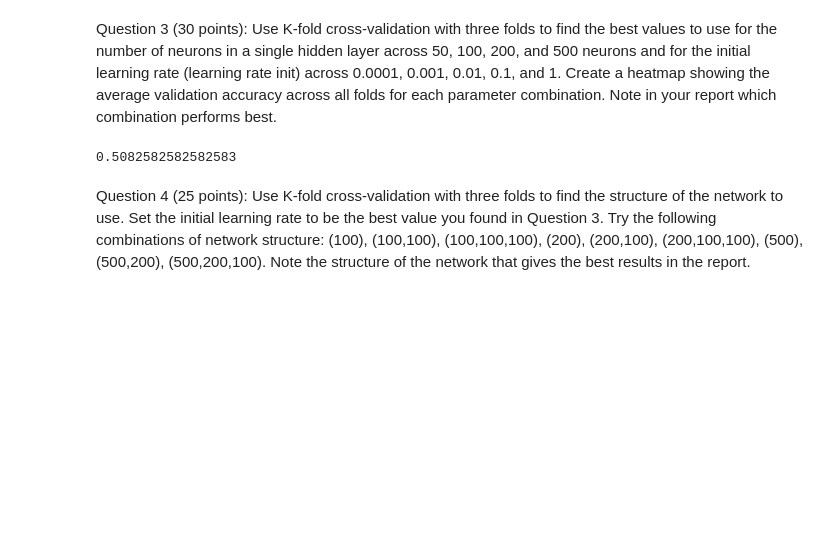
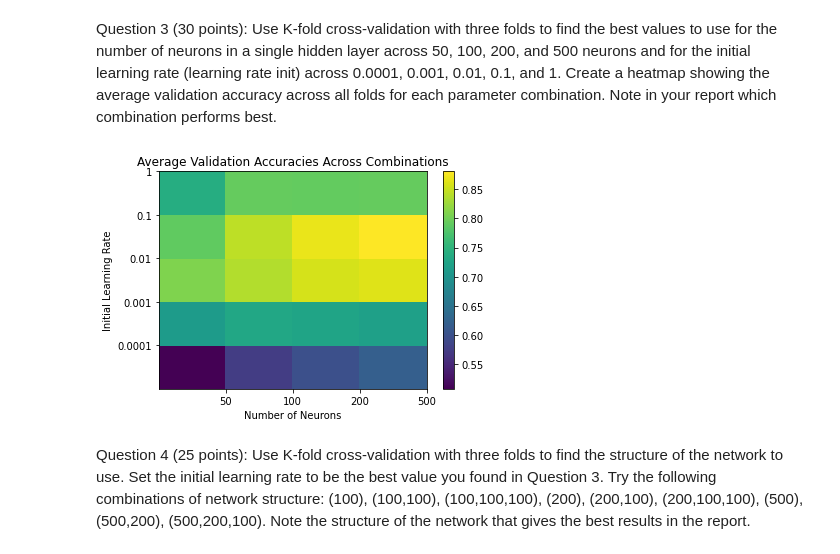
Before and after one commit to sarhuang/cosc425, a Jupyter notebook: Lab5/lab5.ipynb, the cells around one changed output. Saved outputs shown, nothing was run; the diff lists cells and outputs as text; code cells hidden in the pictures; blank space fills up the shorter version.

```diff
--- a/Lab5/lab5.ipynb
+++ b/Lab5/lab5.ipynb
@@ -94,39 +94,41 @@ neurons and for the initial learning rate (learning rate init) across 0.0001, 0.
 and 1. Create a heatmap showing the average validation accuracy across all folds for each
 parameter combination. Note in your report which combination performs best.
 # %%
-splits = KFold(n_splits=3)
-num = [50, 100, 200, 500]
-lrs = [0.0001, 0.001, 0.01, 0.1, 1]
-map_info = []
+splits = KFold(n_splits = 3)
+num_neurons = [50, 100, 200, 500]
+learn_rate = [0.0001, 0.001, 0.01, 0.1, 1]
+fold_scores = []
+validation_accuracy = []
 
-for rate in lrs:
-    for n in num:
-        fold_scores = []
+for lr in learn_rate:
+    for n in num_neurons:
         for train_index, val_index in splits.split(X_train):
-            nn = MLPClassifier(n, 'tanh', solver ='sgd', learning_rate_init=rate, random_state=42)
+            neural_network = MLPClassifier(hidden_layer_sizes = n, activation = "tanh", solver = "sgd", learning_rate_init = lr, random_state = 42)
             X_subtrain = X_train[train_index]
             X_val = X_train[val_index]
             y_subtrain = y_train[train_index]
             y_val = y_train[val_index]
-            nn.fit(X_subtrain, y_subtrain)
-            fold_scores.append(accuracy_score(y_val, nn.predict(X_val)))
-        map_info.append(np.mean(fold_scores))
-        print(map_info[-1])
+            neural_network.fit(X_subtrain, y_subtrain)
+            score = accuracy_score(y_val, neural_network.predict(X_val))
+            fold_scores.append(score)
 
+        validation_accuracy.append(np.mean(fold_scores))
+        fold_scores.clear()
 
-map_square = np.empty((5,4))
-for i in range(20):
-    map_square[i//4][i%4] = map_info[i]
+validation_accuracy = np.reshape(np.array(validation_accuracy), (5,4))
 
-fig, ax = plt.subplots()
-ax = heatmap(map_square, xticklabels=num, yticklabels=lrs)
-plt.ylabel("Learning Rate")
+x_labels = ["50", "100", "200", "500"]
+y_labels = ["0.0001", "0.001", "0.01", "0.1", "1"]
+plt.xticks(range(1,len(x_labels)+1), x_labels)
+plt.yticks(range(1,len(y_labels)+1), y_labels)
+plt.title("Average Validation Accuracies Across Combinations")
 plt.xlabel("Number of Neurons")
-plt.title("Heatmap of NN Hyperparameters")
-# cbar = plt.colorbar()
+plt.ylabel("Initial Learning Rate")
+plt.pcolor(validation_accuracy)
+cbar = plt.colorbar()
 plt.show()
 # %% [output]
-0.5082582582582583
+[figure, added]
 # %% [markdown]
 Question 4 (25 points): Use K-fold cross-validation with three folds to find the structure of
 the network to use. Set the initial learning rate to be the best value you found in Question 3.
```
Also changed, not shown: parts of 3 cells of this notebook.
